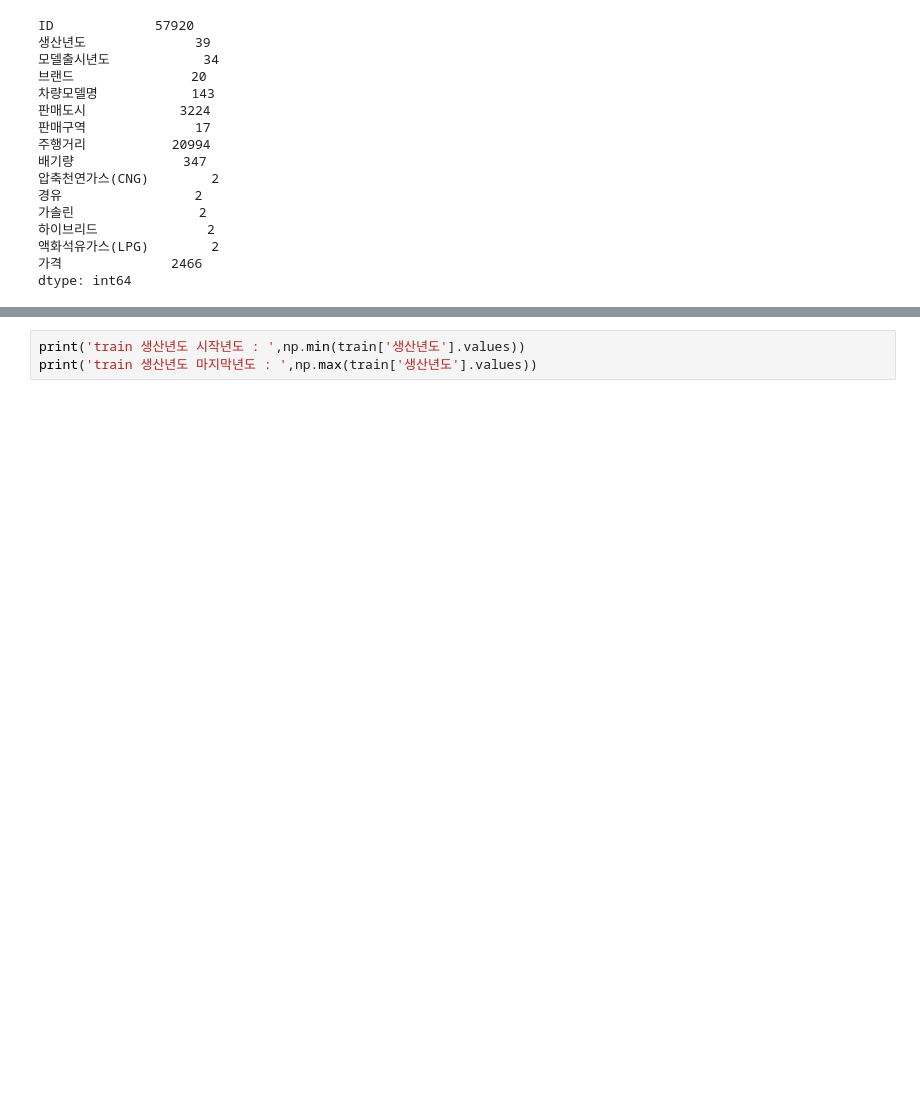
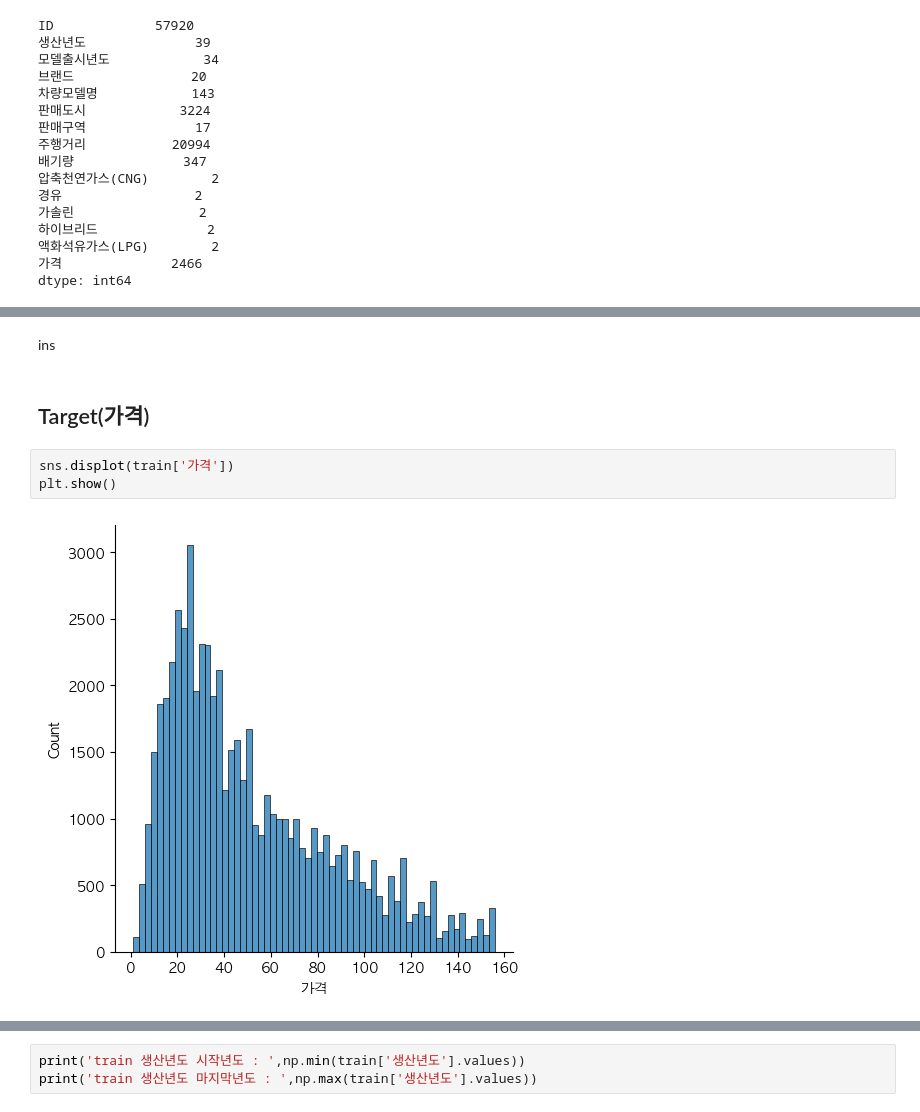
Before and after one commit to yyeseull/Side_Project, a Jupyter notebook: DACON/car_price/car_eda.ipynb, the cells around one changed output, grey strips where cells are left out. Drawn from its saved outputs; the diff is of its cells as text; blank space fills up the shorter version.

```diff
--- a/DACON/car_price/car_eda.ipynb
+++ b/DACON/car_price/car_eda.ipynb
@@ -127,0 +176,9 @@ dtype: int64
+# %% [markdown]
+ins
+# %% [markdown]
+## Target(가격)
+# %%
+sns.displot(train['가격'])
+plt.show()
+# %% [output]
+[figure, added]
```
Also changed, not shown: parts of 28 cells of this notebook.
